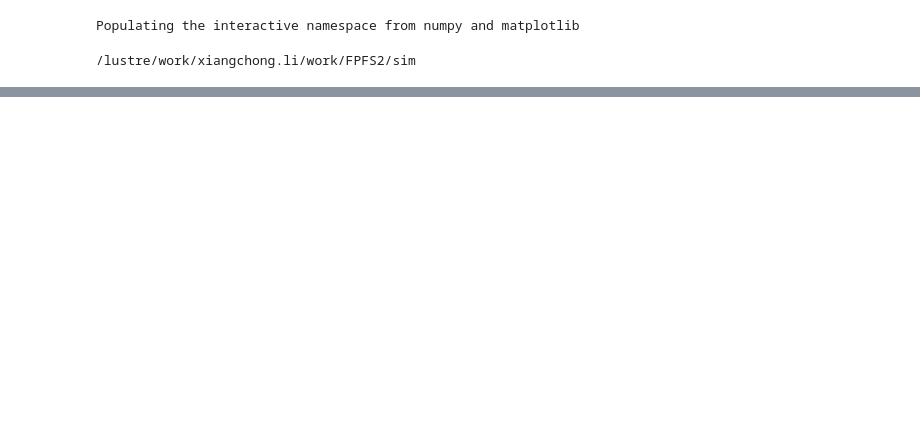
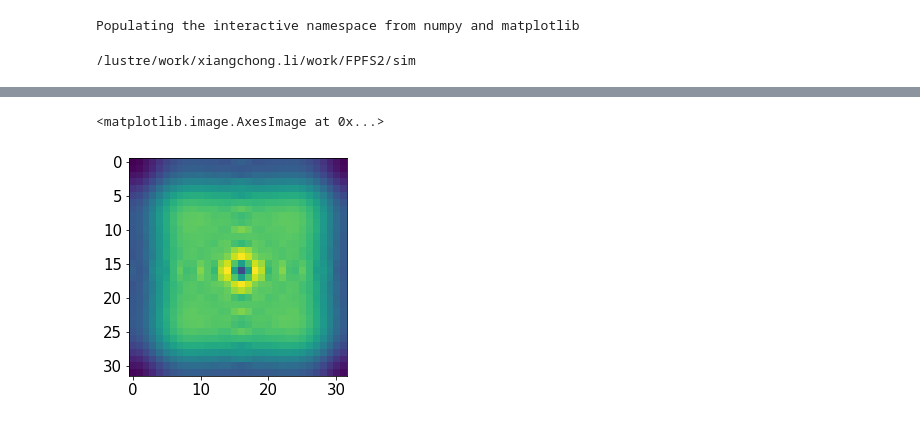
Before and after one commit to mr-superonion/FPFS, a Jupyter notebook: notebook/process/2_4_noisePow.ipynb, the cells around one changed output, grey strips where cells are left out. Saved outputs shown, nothing was run; the diff lists cells and outputs as text; code cells hidden in the pictures; blank space fills up the shorter version.

```diff
--- a/notebook/process/2_4_noisePow.ipynb
+++ b/notebook/process/2_4_noisePow.ipynb
@@ -64,6 +64,11 @@ for j in range(100):
     gc.collect()
 powList=np.stack(powList)
 ppave=np.average(powList,axis=0)
+# %%
+imshow(out['16'])
+# %% [output]
+<matplotlib.image.AxesImage at 0x...>
+[figure, added]
 # %%
 corave=np.fft.fftshift(np.abs(np.fft.ifft2(ppave)))
 plt.imshow(corave)
```
Also changed, not shown: parts of 5 cells of this notebook, 4 other files.
